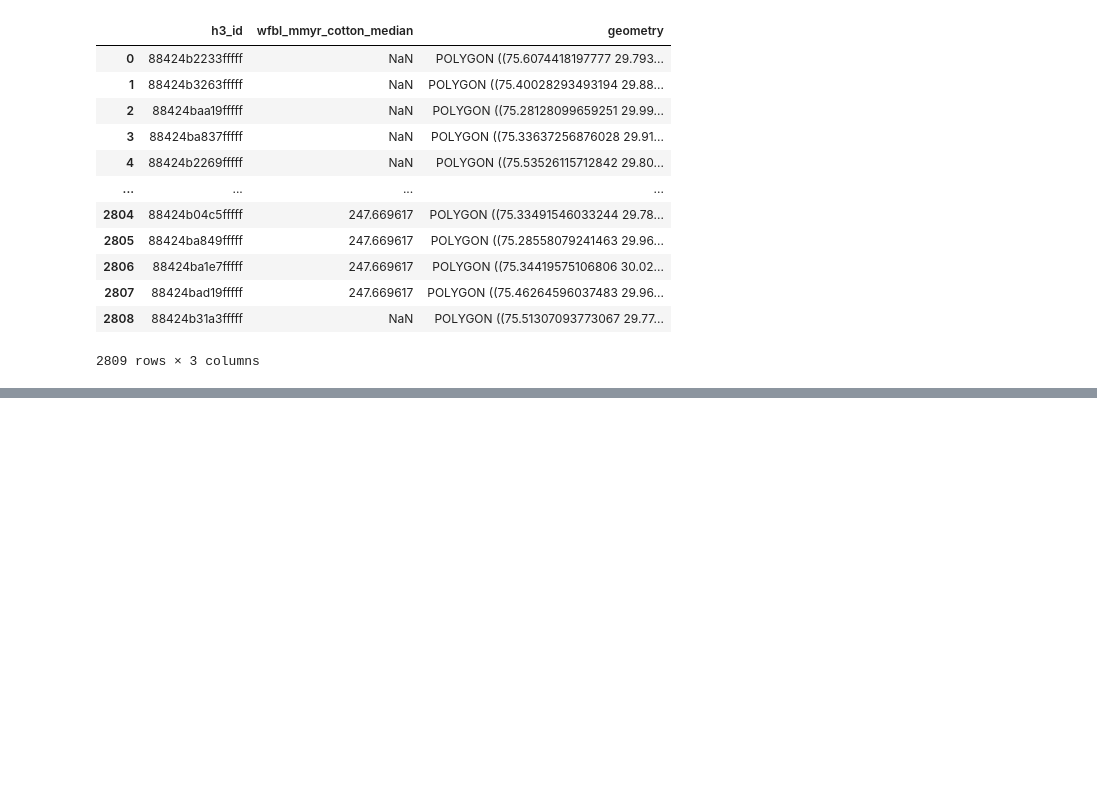
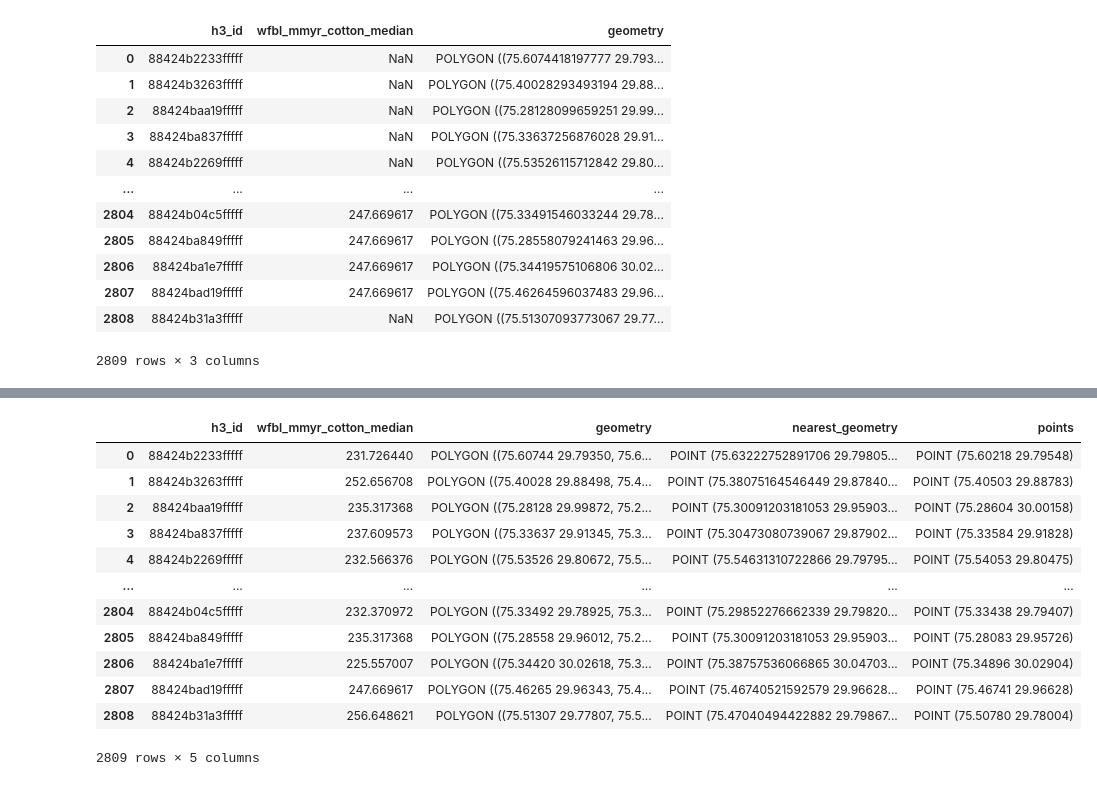
Before and after one commit to Vizzuality/landgriffon, a Jupyter notebook: data/notebooks/Lab/0_4_H3_data_processing.ipynb, the cells around one changed output, grey strips where cells are left out. Cells and saved outputs as stored; diff of their text form; code cells hidden in the pictures; blank space fills up the shorter version.

Commit message:
add nearest interpolation

```diff
--- a/data/notebooks/Lab/0_4_H3_data_processing.ipynb
+++ b/data/notebooks/Lab/0_4_H3_data_processing.ipynb
@@ -438,0 +447,3 @@ geo_json = [ {"type": "Feature",
+# %%
+points = [row.geometry. centroid for index, row in h3_gdf_wfbl.iterrows() ]
+h3_gdf_wfbl['points']=points
@@ -438,0 +459,4 @@ geo_json = [ {"type": "Feature",
+# %%
+#drop nan values
+h3_gdf_wfbl_noNan = h3_gdf_wfbl.dropna()
+h3_gdf_wfbl_noNan.head()
@@ -438,0 +470,8 @@ geo_json = [ {"type": "Feature",
+# %%
+
+for index, row in h3_gdf_wfbl.iterrows():
+    point = row.points
+    #multipoint = h3_gdf_wfbl.drop(index, axis=0).points.unary_union
+    multipoint = h3_gdf_wfbl_noNan.points.unary_union
+    queried_geom, nearest_geom = nearest_points(point, multipoint)
+    h3_gdf_wfbl.loc[index, 'nearest_geometry'] = nearest_geom
@@ -438,0 +487,20 @@ geo_json = [ {"type": "Feature",
+# %%
+for index, row in h3_gdf_wfbl.iterrows():
+    nearest_value = h3_gdf_wfbl_noNan[h3_gdf_wfbl_noNan['points']== h3_gdf_wfbl.iloc[index]['nearest_geometry']].iloc[0]['wfbl_mmyr_cotton_median']
+    h3_gdf_wfbl.loc[index, 'wfbl_mmyr_cotton_median'] = nearest_value
+# %%
+h3_gdf_wfbl
+# %% [output]
+|  | h3_id | wfbl_mmyr_cotton_median | geometry | nearest_geometry | points |
+| 0 | 88424b2233fffff | 231.726440 | POLYGON ((75.60744 29.79350, 75.6... | POINT (75.63222752891706 29.79805... | POINT (75.60218 29.79548) |
+| 1 | 88424b3263fffff | 252.656708 | POLYGON ((75.40028 29.88498, 75.4... | POINT (75.38075164546449 29.87840... | POINT (75.40503 29.88783) |
+| 2 | 88424baa19fffff | 235.317368 | POLYGON ((75.28128 29.99872, 75.2... | POINT (75.30091203181053 29.95903... | POINT (75.28604 30.00158) |
+| 3 | 88424ba837fffff | 237.609573 | POLYGON ((75.33637 29.91345, 75.3... | POINT (75.30473080739067 29.87902... | POINT (75.33584 29.91828) |
+| 4 | 88424b2269fffff | 232.566376 | POLYGON ((75.53526 29.80672, 75.5... | POINT (75.54631310722866 29.79795... | POINT (75.54053 29.80475) |
+| ... | ... | ... | ... | ... | ... |
+| 2804 | 88424b04c5fffff | 232.370972 | POLYGON ((75.33492 29.78925, 75.3... | POINT (75.29852276662339 29.79820... | POINT (75.33438 29.79407) |
+| 2805 | 88424ba849fffff | 235.317368 | POLYGON ((75.28558 29.96012, 75.2... | POINT (75.30091203181053 29.95903... | POINT (75.28083 29.95726) |
+| 2806 | 88424ba1e7fffff | 225.557007 | POLYGON ((75.34420 30.02618, 75.3... | POINT (75.38757536066865 30.04703... | POINT (75.34896 30.02904) |
+| 2807 | 88424bad19fffff | 247.669617 | POLYGON ((75.46265 29.96343, 75.4... | POINT (75.46740521592579 29.96628... | POINT (75.46741 29.96628) |
+| 2808 | 88424b31a3fffff | 256.648621 | POLYGON ((75.51307 29.77807, 75.5... | POINT (75.47040494422882 29.79867... | POINT (75.50780 29.78004) |
+2809 rows × 5 columns
```
Also changed, not shown: parts of 9 cells of this notebook.
